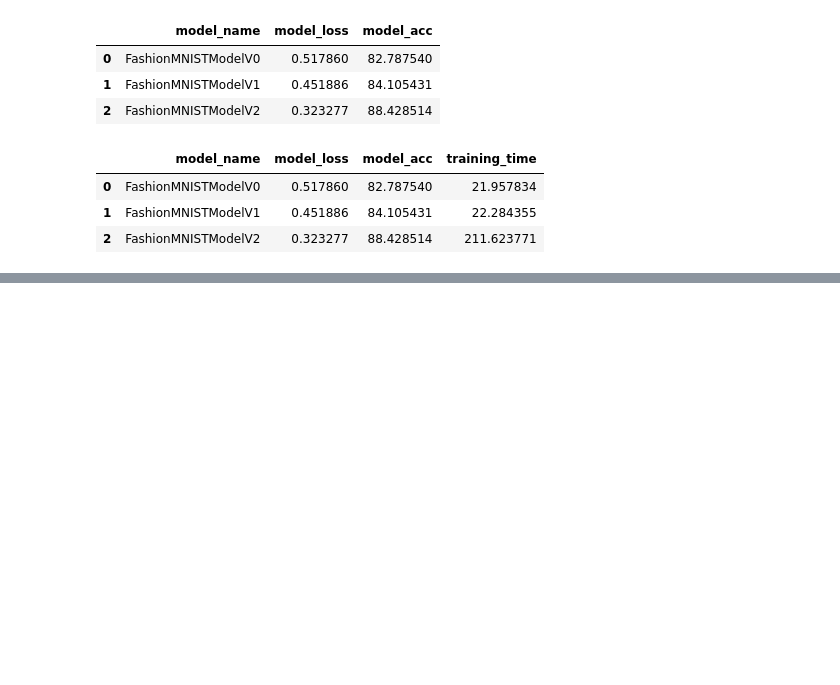
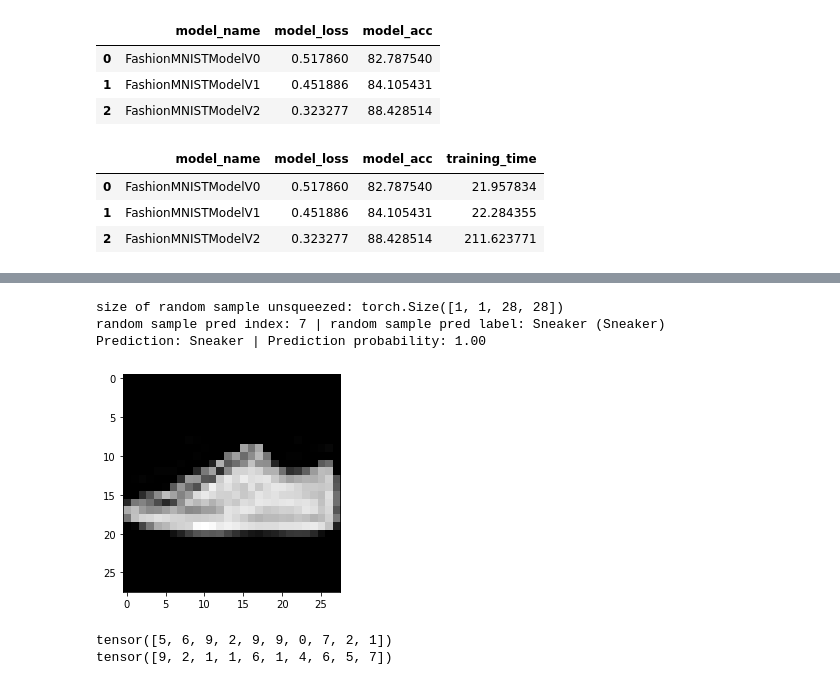
Before and after one commit to mehdihatami1998/iwersGeneral, a Jupyter notebook: pytorch_tutorial/04_pytorch_computer_vision.ipynb, the cells around one changed output, grey strips where cells are left out. Saved outputs shown, nothing was run; the diff lists cells and outputs as text; code cells hidden in the pictures; blank space fills up the shorter version.

```diff
--- a/pytorch_tutorial/04_pytorch_computer_vision.ipynb
+++ b/pytorch_tutorial/04_pytorch_computer_vision.ipynb
@@ -751,0 +752,43 @@ for i, sample in enumerate(test_samples):
+# %%
+idx_number = torch.randint(0, len(test_data), size=[1]).item()
+idx_number
+random_sample = test_data[idx_number][0]
+plt.imshow(random_sample.squeeze(), cmap="gray")
+print(f"size of random sample unsqueezed: {random_sample.unsqueeze(dim=0).shape}")
+
+random_sample_logit = model_2(random_sample.unsqueeze(dim=0).to(device))
+random_sample_pred_prob = torch.softmax(random_sample_logit.squeeze(), dim=0)
+random_sample_pred_label = class_names[random_sample_pred_prob.argmax().item()]
+random_sample_pred_index = test_data.targets[idx_number].item()
+print(f"random sample pred index: {random_sample_pred_index} | random sample pred label: {random_sample_pred_label} ({class_names[random_sample_pred_index]})")
+print(f"Prediction: {random_sample_pred_label} | Prediction probability: {random_sample_pred_prob.max().item():.2f}")
+# %% [output]
+size of random sample unsqueezed: torch.Size([1, 1, 28, 28])
+random sample pred index: 7 | random sample pred label: Sneaker (Sneaker)
+Prediction: Sneaker | Prediction probability: 1.00
+[figure, added]
+# %%
+# Import tqdm for progress bar
+from tqdm.auto import tqdm
+
+# 1. Make predictions with trained model
+y_preds = []
+model_2.eval()
+with torch.inference_mode():
+  for X, y in tqdm(test_dataloader, desc='making predictions' ):
+    # Send data to device
+    X, y = X.to(device), y.to(device)
+    # Do the forward pass
+    y_logits = model_2(X)
+    y_pred_prob = torch.softmax(y_logits, dim=1)
+    y_pred_label = y_pred_prob.argmax(dim=1)
+    # Turn prediction probabilities into predicted labels
+    y_preds.append(y_pred_label.cpu())
+
+# Concatenate list of predictions into a tensor
+y_pred_tensor = torch.cat(y_preds)
+print(y_pred_tensor[:10])
+print(test_data.targets[:10])
+# %% [output]
+tensor([5, 6, 9, 2, 9, 9, 0, 7, 2, 1])
+tensor([9, 2, 1, 1, 6, 1, 4, 6, 5, 7])
```
Also changed, not shown: parts of 7 cells of this notebook.
